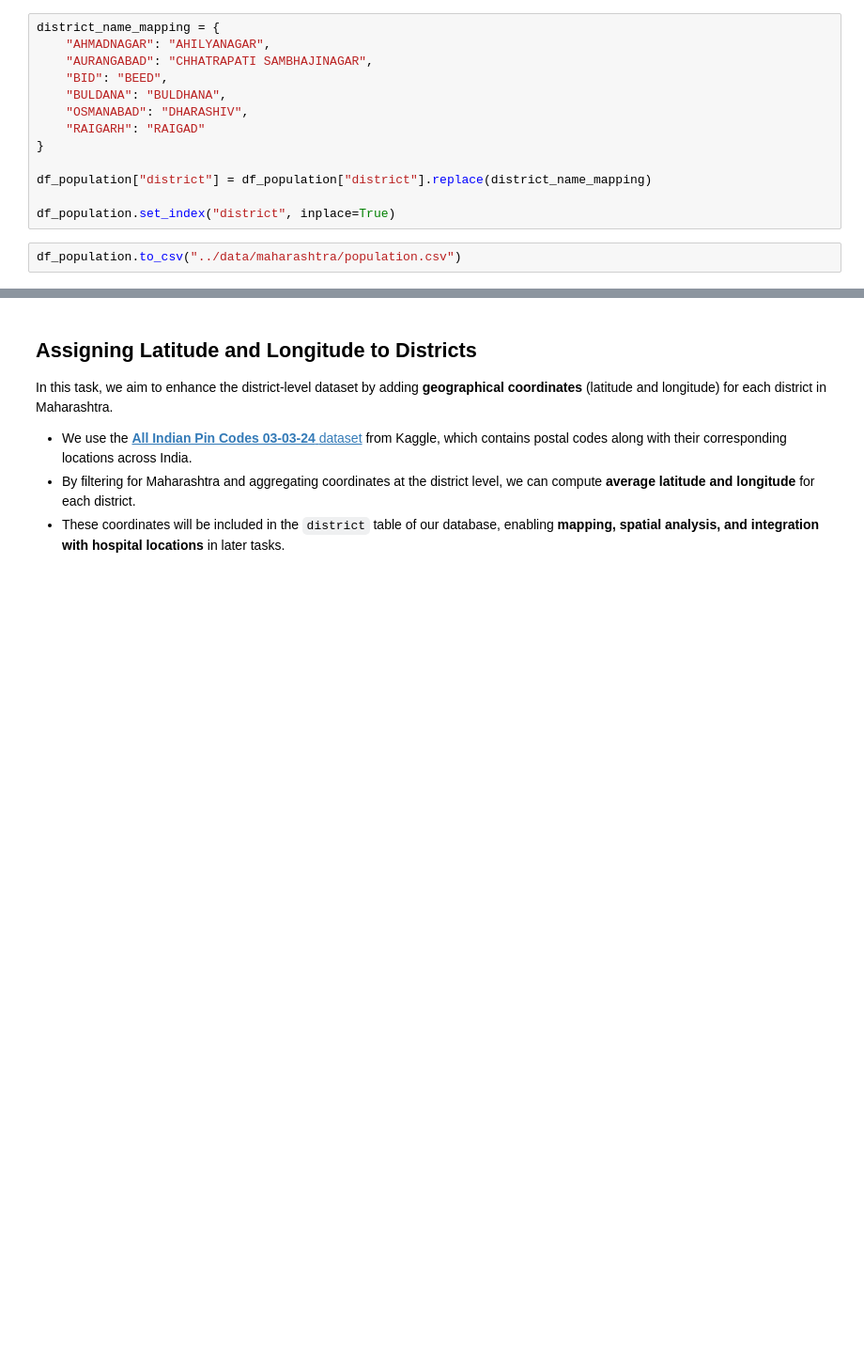
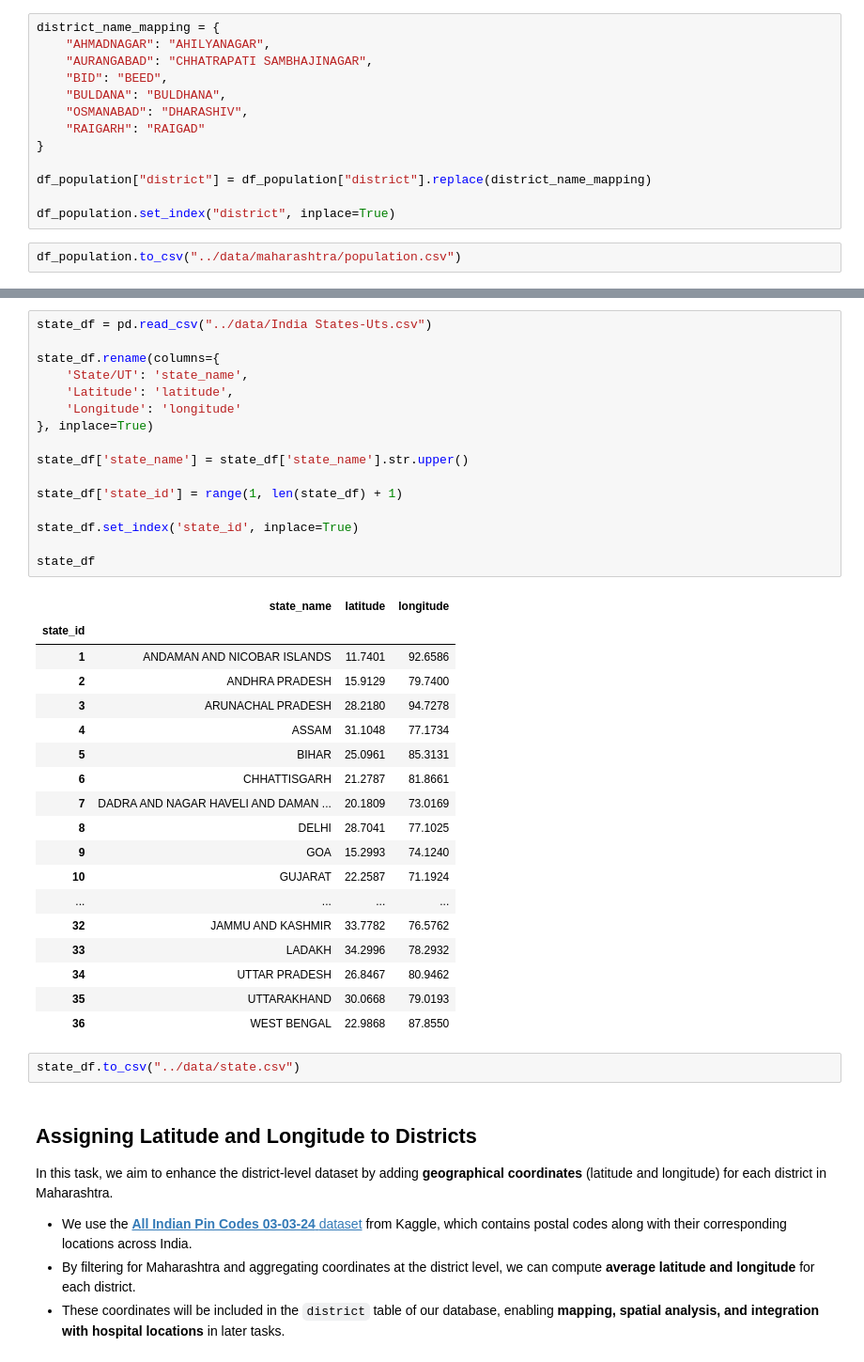
Before and after one commit to nikhil-dhumal/EquiHealth, a Jupyter notebook: scripts/scrape-health-data.ipynb, the cells around one changed output, grey strips where cells are left out. Shown at 94% size. Cells and saved outputs as stored; diff of their text form; blank space fills up the shorter version.

```diff
--- a/scripts/scrape-health-data.ipynb
+++ b/scripts/scrape-health-data.ipynb
@@ -1253,3 +1266,40 @@ df_population.to_csv("../data/maharashtra/population.csv")
+# %%
+state_df = pd.read_csv("../data/India States-Uts.csv")
+
+state_df.rename(columns={
+    'State/UT': 'state_name',
+    'Latitude': 'latitude',
+    'Longitude': 'longitude'
+}, inplace=True)
+
+state_df['state_name'] = state_df['state_name'].str.upper()
+
+state_df['state_id'] = range(1, len(state_df) + 1)
+
+state_df.set_index('state_id', inplace=True)
+
+state_df
+# %% [output]
+|  | state_name | latitude | longitude |
+| state_id |  |  |  |
+| 1 | ANDAMAN AND NICOBAR ISLANDS | 11.7401 | 92.6586 |
+| 2 | ANDHRA PRADESH | 15.9129 | 79.7400 |
+| 3 | ARUNACHAL PRADESH | 28.2180 | 94.7278 |
+| 4 | ASSAM | 31.1048 | 77.1734 |
+| 5 | BIHAR | 25.0961 | 85.3131 |
+| 6 | CHHATTISGARH | 21.2787 | 81.8661 |
+| 7 | DADRA AND NAGAR HAVELI AND DAMAN ... | 20.1809 | 73.0169 |
+| 8 | DELHI | 28.7041 | 77.1025 |
+| 9 | GOA | 15.2993 | 74.1240 |
+| 10 | GUJARAT | 22.2587 | 71.1924 |
+| ... | ... | ... | ... |
+| 32 | JAMMU AND KASHMIR | 33.7782 | 76.5762 |
+| 33 | LADAKH | 34.2996 | 78.2932 |
+| 34 | UTTAR PRADESH | 26.8467 | 80.9462 |
+| 35 | UTTARAKHAND | 30.0668 | 79.0193 |
+| 36 | WEST BENGAL | 22.9868 | 87.8550 |
+# %%
+state_df.to_csv("../data/state.csv")
 # %% [markdown]
 ## Assigning Latitude and Longitude to Districts
 
```
Also changed, not shown: parts of 6 cells of this notebook, 3 other files.
